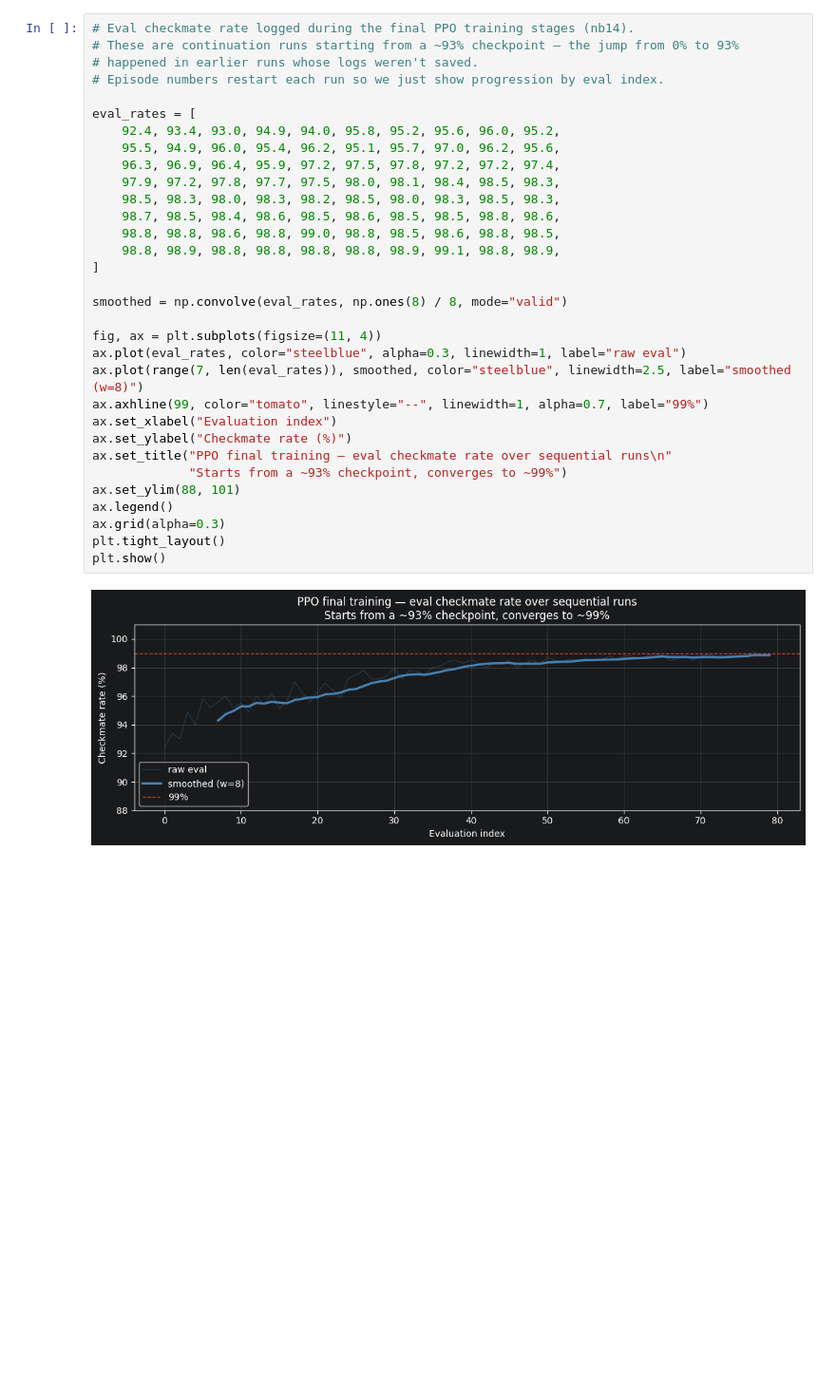
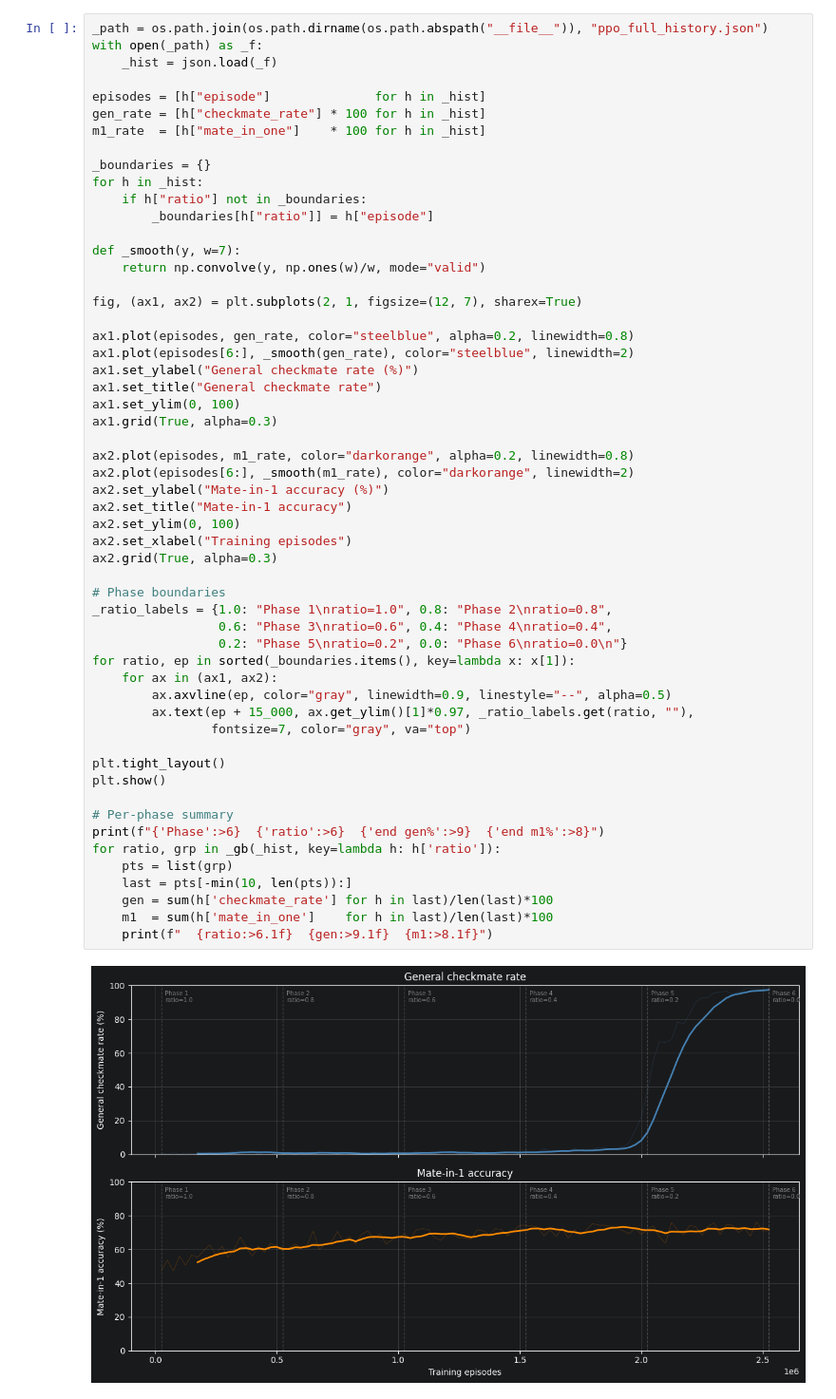
Before and after one commit to anass1090/chessMate_RL, a Jupyter notebook: report/03_training.ipynb, the cells around one changed output. Shown at 95% size. Saved outputs shown, nothing was run; the diff lists cells and outputs as text; blank space fills up the shorter version.

```diff
--- a/report/03_training.ipynb
+++ b/report/03_training.ipynb
@@ -91,34 +78,57 @@ Eval checkmate rate logged during the final PPO training runs.
 # %%
-# Eval checkmate rate logged during the final PPO training stages (nb14).
-# These are continuation runs starting from a ~93% checkpoint — the jump from 0% to 93%
-# happened in earlier runs whose logs weren't saved.
-# Episode numbers restart each run so we just show progression by eval index.
+_path = os.path.join(os.path.dirname(os.path.abspath("__file__")), "ppo_full_history.json")
+with open(_path) as _f:
+    _hist = json.load(_f)
 
-eval_rates = [
-    92.4, 93.4, 93.0, 94.9, 94.0, 95.8, 95.2, 95.6, 96.0, 95.2,
-    95.5, 94.9, 96.0, 95.4, 96.2, 95.1, 95.7, 97.0, 96.2, 95.6,
-    96.3, 96.9, 96.4, 95.9, 97.2, 97.5, 97.8, 97.2, 97.2, 97.4,
-    97.9, 97.2, 97.8, 97.7, 97.5, 98.0, 98.1, 98.4, 98.5, 98.3,
-    98.5, 98.3, 98.0, 98.3, 98.2, 98.5, 98.0, 98.3, 98.5, 98.3,
-    98.7, 98.5, 98.4, 98.6, 98.5, 98.6, 98.5, 98.5, 98.8, 98.6,
-    98.8, 98.8, 98.6, 98.8, 99.0, 98.8, 98.5, 98.6, 98.8, 98.5,
-    98.8, 98.9, 98.8, 98.8, 98.8, 98.8, 98.9, 99.1, 98.8, 98.9,
-]
+episodes = [h["episode"]              for h in _hist]
+gen_rate = [h["checkmate_rate"] * 100 for h in _hist]
+m1_rate  = [h["mate_in_one"]    * 100 for h in _hist]
 
-smoothed = np.convolve(eval_rates, np.ones(8) / 8, mode="valid")
+_boundaries = {}
+for h in _hist:
+    if h["ratio"] not in _boundaries:
+        _boundaries[h["ratio"]] = h["episode"]
 
-fig, ax = plt.subplots(figsize=(11, 4))
-ax.plot(eval_rates, color="steelblue", alpha=0.3, linewidth=1, label="raw eval")
-ax.plot(range(7, len(eval_rates)), smoothed, color="steelblue", linewidth=2.5, label="smoothed (w=8)")
-ax.axhline(99, color="tomato", linestyle="--", linewidth=1, alpha=0.7, label="99%")
-ax.set_xlabel("Evaluation index")
-ax.set_ylabel("Checkmate rate (%)")
-ax.set_title("PPO final training — eval checkmate rate over sequential runs\n"
-             "Starts from a ~93% checkpoint, converges to ~99%")
-ax.set_ylim(88, 101)
-ax.legend()
-ax.grid(alpha=0.3)
+def _smooth(y, w=7):
+    return np.convolve(y, np.ones(w)/w, mode="valid")
+
+fig, (ax1, ax2) = plt.subplots(2, 1, figsize=(12, 7), sharex=True)
+
+ax1.plot(episodes, gen_rate, color="steelblue", alpha=0.2, linewidth=0.8)
+ax1.plot(episodes[6:], _smooth(gen_rate), color="steelblue", linewidth=2)
+ax1.set_ylabel("General checkmate rate (%)")
+ax1.set_title("General checkmate rate")
+ax1.set_ylim(0, 100)
+ax1.grid(True, alpha=0.3)
+
+ax2.plot(episodes, m1_rate, color="darkorange", alpha=0.2, linewidth=0.8)
+ax2.plot(episodes[6:], _smooth(m1_rate), color="darkorange", linewidth=2)
+ax2.set_ylabel("Mate-in-1 accuracy (%)")
+ax2.set_title("Mate-in-1 accuracy")
+ax2.set_ylim(0, 100)
+ax2.set_xlabel("Training episodes")
+ax2.grid(True, alpha=0.3)
+
+# Phase boundaries
+_ratio_labels = {1.0: "Phase 1\nratio=1.0", 0.8: "Phase 2\nratio=0.8",
+                 0.6: "Phase 3\nratio=0.6", 0.4: "Phase 4\nratio=0.4",
+                 0.2: "Phase 5\nratio=0.2", 0.0: "Phase 6\nratio=0.0\n"}
+for ratio, ep in sorted(_boundaries.items(), key=lambda x: x[1]):
+    for ax in (ax1, ax2):
+        ax.axvline(ep, color="gray", linewidth=0.9, linestyle="--", alpha=0.5)
+        ax.text(ep + 15_000, ax.get_ylim()[1]*0.97, _ratio_labels.get(ratio, ""),
+                fontsize=7, color="gray", va="top")
+
 plt.tight_layout()
 plt.show()
+
+# Per-phase summary
+print(f"{'Phase':>6}  {'ratio':>6}  {'end gen%':>9}  {'end m1%':>8}")
+for ratio, grp in _gb(_hist, key=lambda h: h['ratio']):
+    pts = list(grp)
+    last = pts[-min(10, len(pts)):]
+    gen = sum(h['checkmate_rate'] for h in last)/len(last)*100
+    m1  = sum(h['mate_in_one']    for h in last)/len(last)*100
+    print(f"  {ratio:>6.1f}  {gen:>9.1f}  {m1:>8.1f}")
 # %% [output]
-[figure, old version]
+[figure, new version]
```
Also changed, not shown: parts of 20 cells of this notebook, 50 other files.
